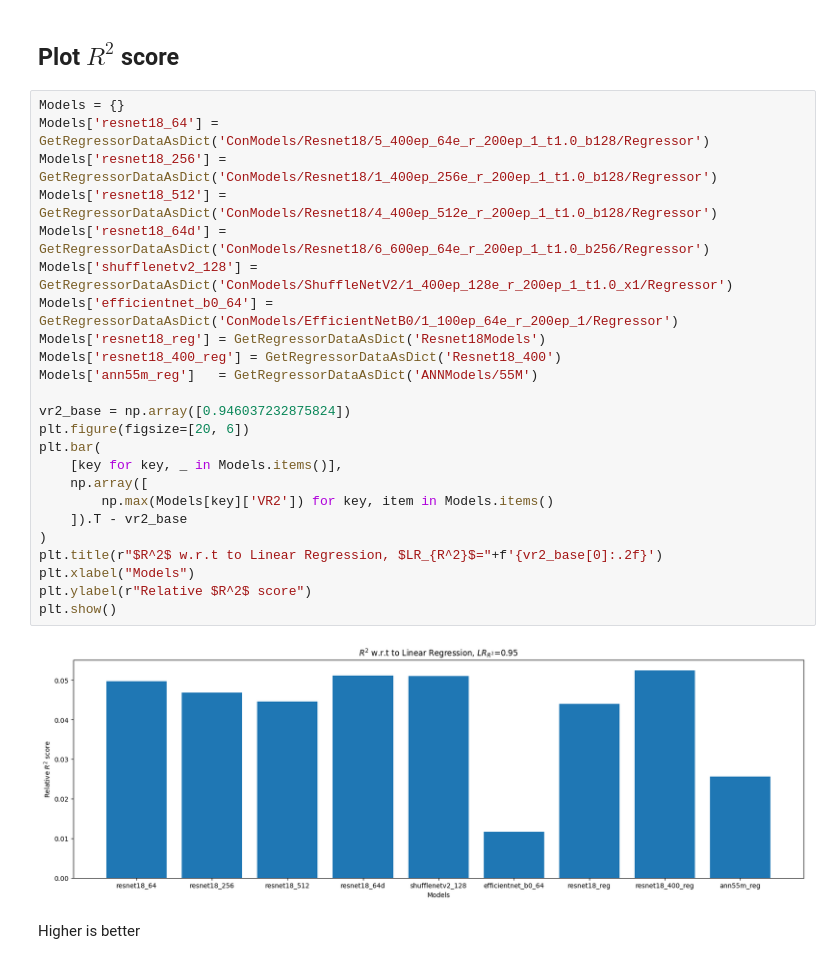
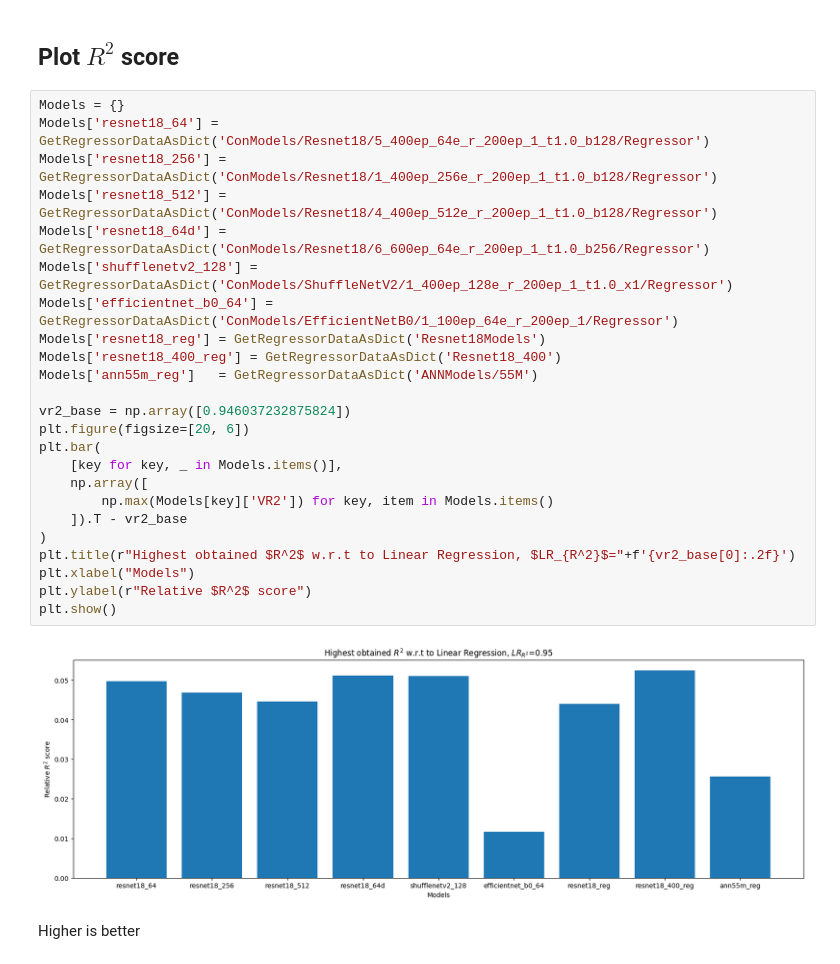
Before and after one commit to tsopeter/835-Final-Project, a Jupyter notebook: CompareModels.ipynb, the cells around one changed output. Cells and saved outputs as stored; diff of their text form.

```diff
--- a/CompareModels.ipynb
+++ b/CompareModels.ipynb
@@ -163,29 +163,29 @@ Lower is better
 # %%
 Models = {}
 Models['resnet18_64'] = GetRegressorDataAsDict('ConModels/Resnet18/5_400ep_64e_r_200ep_1_t1.0_b128/Regressor')
 Models['resnet18_256'] = GetRegressorDataAsDict('ConModels/Resnet18/1_400ep_256e_r_200ep_1_t1.0_b128/Regressor')
 Models['resnet18_512'] = GetRegressorDataAsDict('ConModels/Resnet18/4_400ep_512e_r_200ep_1_t1.0_b128/Regressor')
 Models['resnet18_64d'] = GetRegressorDataAsDict('ConModels/Resnet18/6_600ep_64e_r_200ep_1_t1.0_b256/Regressor')
 Models['shufflenetv2_128'] = GetRegressorDataAsDict('ConModels/ShuffleNetV2/1_400ep_128e_r_200ep_1_t1.0_x1/Regressor')
 Models['efficientnet_b0_64'] = GetRegressorDataAsDict('ConModels/EfficientNetB0/1_100ep_64e_r_200ep_1/Regressor')
 Models['resnet18_reg'] = GetRegressorDataAsDict('Resnet18Models')
 Models['resnet18_400_reg'] = GetRegressorDataAsDict('Resnet18_400')
 Models['ann55m_reg']   = GetRegressorDataAsDict('ANNModels/55M')
 
 vr2_base = np.array([0.946037232875824])
 plt.figure(figsize=[20, 6])
 plt.bar(
     [key for key, _ in Models.items()],
     np.array([
         np.max(Models[key]['VR2']) for key, item in Models.items()
     ]).T - vr2_base
 )
-plt.title(r"$R^2$ w.r.t to Linear Regression, $LR_{R^2}$="+f'{vr2_base[0]:.2f}')
+plt.title(r"Highest obtained $R^2$ w.r.t to Linear Regression, $LR_{R^2}$="+f'{vr2_base[0]:.2f}')
 plt.xlabel("Models")
 plt.ylabel(r"Relative $R^2$ score")
 plt.show()
 # %% [output]
-[figure, old version]
+[figure, new version]
 # %% [markdown]
 Higher is better
 # %%
```
Also changed, not shown: parts of 2 cells of this notebook.
